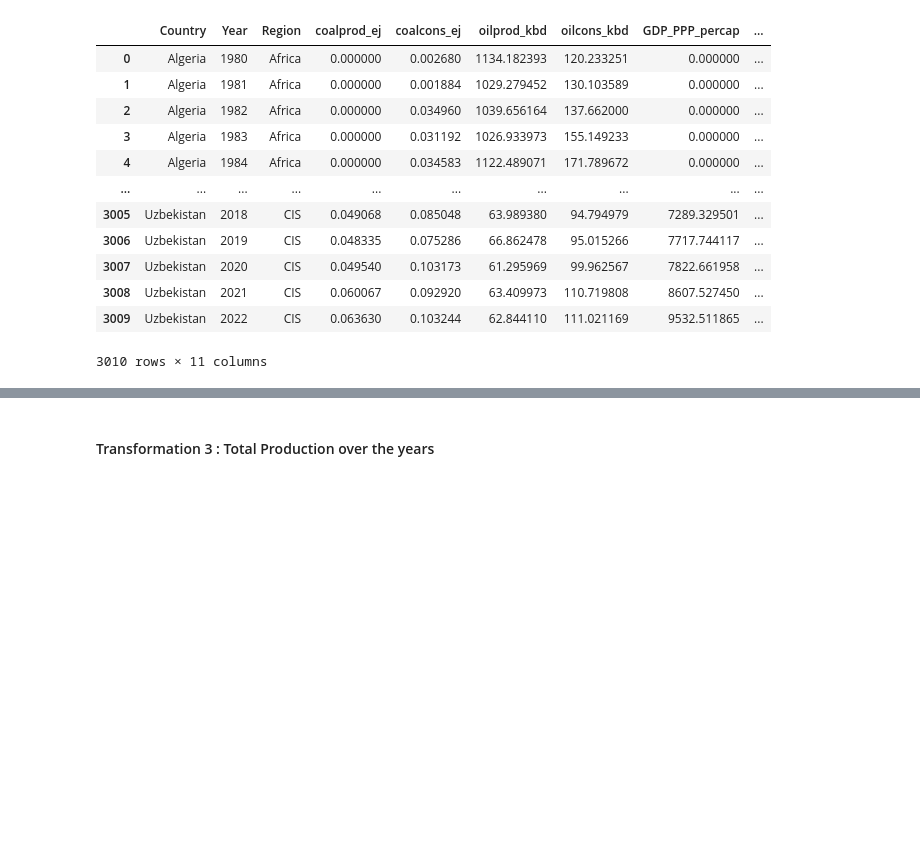
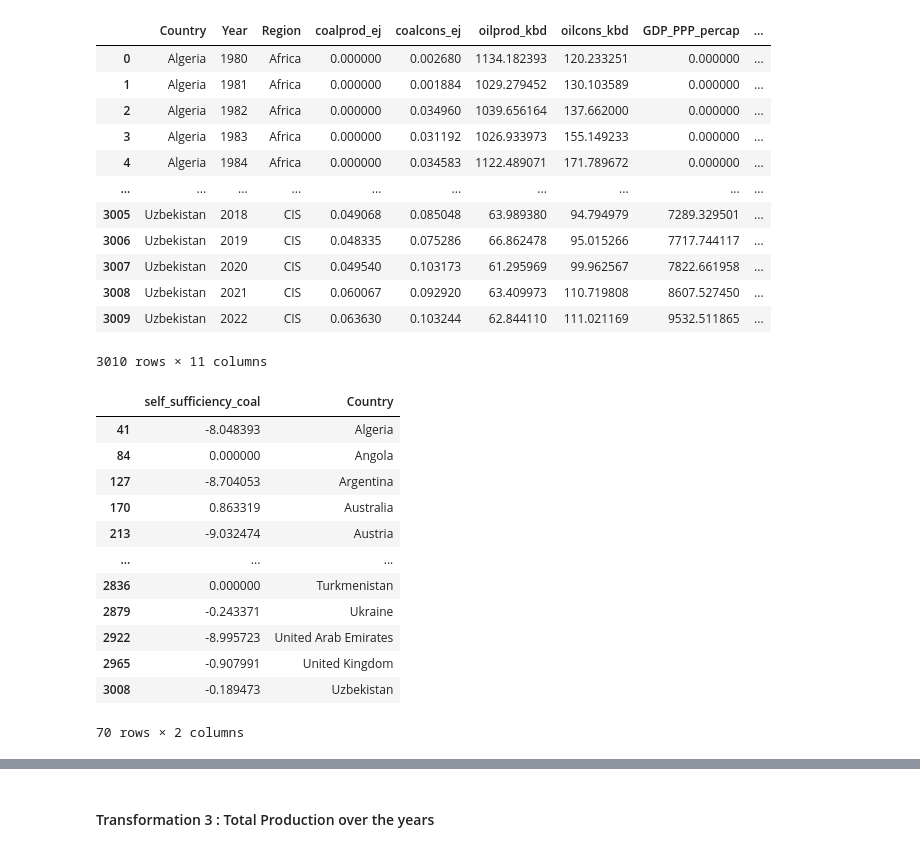
Before and after one commit to pixel-prophets/Assignment-3, a Jupyter notebook: Subhajeet/nonren_datatransformation.ipynb, the cells around one changed output, grey strips where cells are left out. Drawn from its saved outputs; the diff is of its cells as text; code cells hidden in the pictures; blank space fills up the shorter version.

```diff
--- a/Subhajeet/nonren_datatransformation.ipynb
+++ b/Subhajeet/nonren_datatransformation.ipynb
@@ -233,5 +231,21 @@ def plot_clusters(x, y, num_clusters, xlabel, ylabel, title, ptlabel = None):
     plt.xlabel(xlabel)
     plt.ylabel(ylabel)
     plt.show()
+# %%
+data.X[["self_sufficiency_coal", "Country"]]
+# %% [output]
+|  | self_sufficiency_coal | Country |
+| 41 | -8.048393 | Algeria |
+| 84 | 0.000000 | Angola |
+| 127 | -8.704053 | Argentina |
+| 170 | 0.863319 | Australia |
+| 213 | -9.032474 | Austria |
+| ... | ... | ... |
+| 2836 | 0.000000 | Turkmenistan |
+| 2879 | -0.243371 | Ukraine |
+| 2922 | -8.995723 | United Arab Emirates |
+| 2965 | -0.907991 | United Kingdom |
+| 3008 | -0.189473 | Uzbekistan |
+70 rows × 2 columns
 # %%
 num_clusters = 5
```
Also changed, not shown: parts of 3 cells of this notebook, 5 other files.
